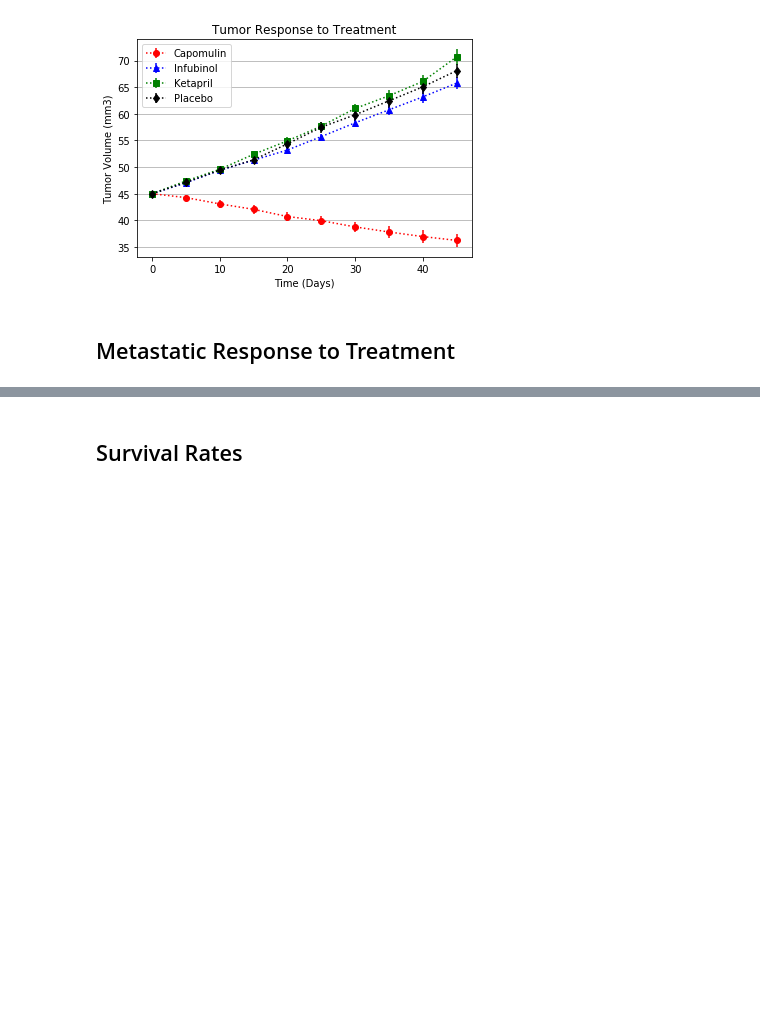
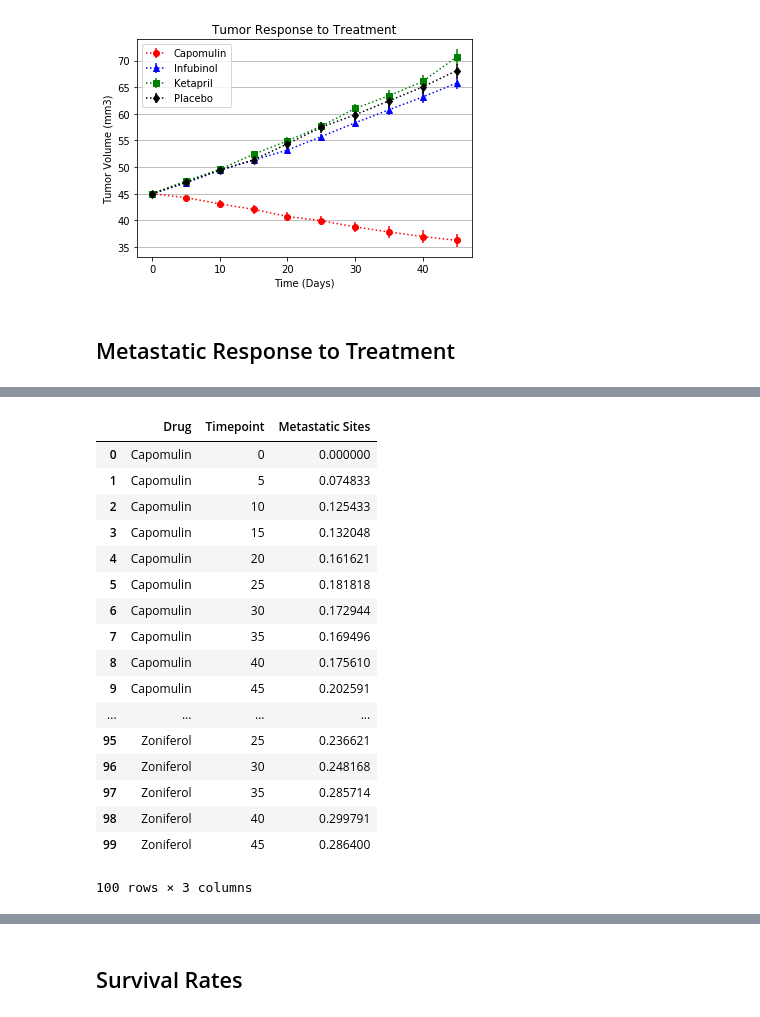
Before and after one commit to mjknj18/Pharmaceutical-Treatment-Result-Analysis, a Jupyter notebook: Pharmaceutical_Treatment_Results_Main.ipynb, the cells around one changed output, grey strips where cells are left out. Drawn from its saved outputs; the diff is of its cells as text; code cells hidden in the pictures; blank space fills up the shorter version.

```diff
--- a/Pharmaceutical_Treatment_Results_Main.ipynb
+++ b/Pharmaceutical_Treatment_Results_Main.ipynb
@@ -207,3 +226,34 @@ plt.show()
+# %%
+#Split Combined Data Frame into Groups by Drug Name & Timepoint
+time_drug_groups = combined_data.groupby(['Drug', 'Timepoint'])
+
+#Calculate Standard Error in Metastatic Site Count for Grouped Data & Assign To Metastatic Site Standard Error Data Frame
+met_err_raw = pd.DataFrame(time_drug_groups.sem().reset_index())
+
+#Drop Mouse ID & Tumor Volume Data from Metastatic Site Standard Error Data Frame
+met_err_data = met_err_raw.drop(['Mouse ID', 'Tumor Volume (mm3)'], 1)
+
+#Display Tumor Volume Standard Error Data Frame
+met_err_data
+# %% [output]
+|  | Drug | Timepoint | Metastatic Sites |
+| 0 | Capomulin | 0 | 0.000000 |
+| 1 | Capomulin | 5 | 0.074833 |
+| 2 | Capomulin | 10 | 0.125433 |
+| 3 | Capomulin | 15 | 0.132048 |
+| 4 | Capomulin | 20 | 0.161621 |
+| 5 | Capomulin | 25 | 0.181818 |
+| 6 | Capomulin | 30 | 0.172944 |
+| 7 | Capomulin | 35 | 0.169496 |
+| 8 | Capomulin | 40 | 0.175610 |
+| 9 | Capomulin | 45 | 0.202591 |
+| ... | ... | ... | ... |
+| 95 | Zoniferol | 25 | 0.236621 |
+| 96 | Zoniferol | 30 | 0.248168 |
+| 97 | Zoniferol | 35 | 0.285714 |
+| 98 | Zoniferol | 40 | 0.299791 |
+| 99 | Zoniferol | 45 | 0.286400 |
+100 rows × 3 columns
 # %%
 # Minor Data Munging to Re-Format the Data Frames
 
```
Also changed, not shown: parts of 4 cells of this notebook.
